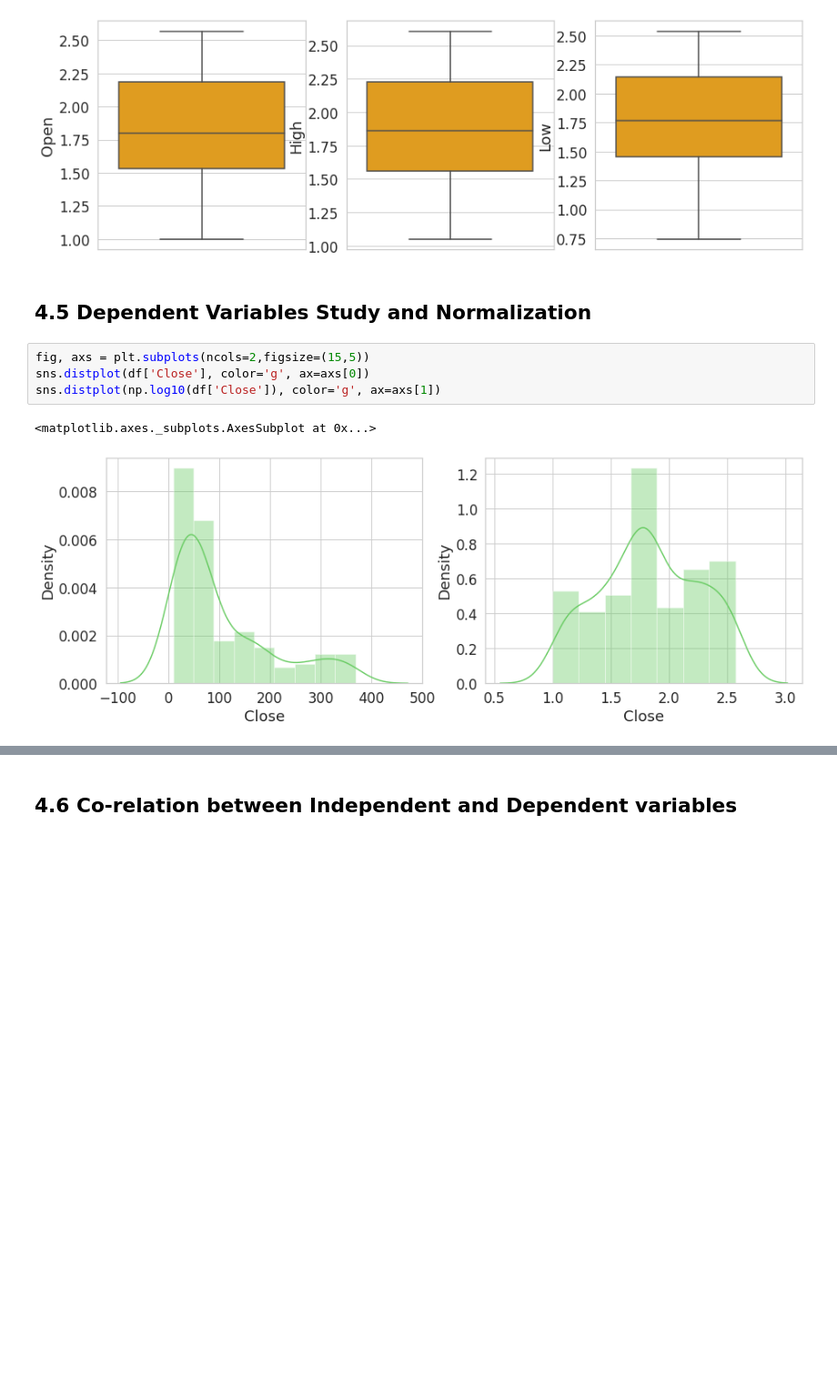
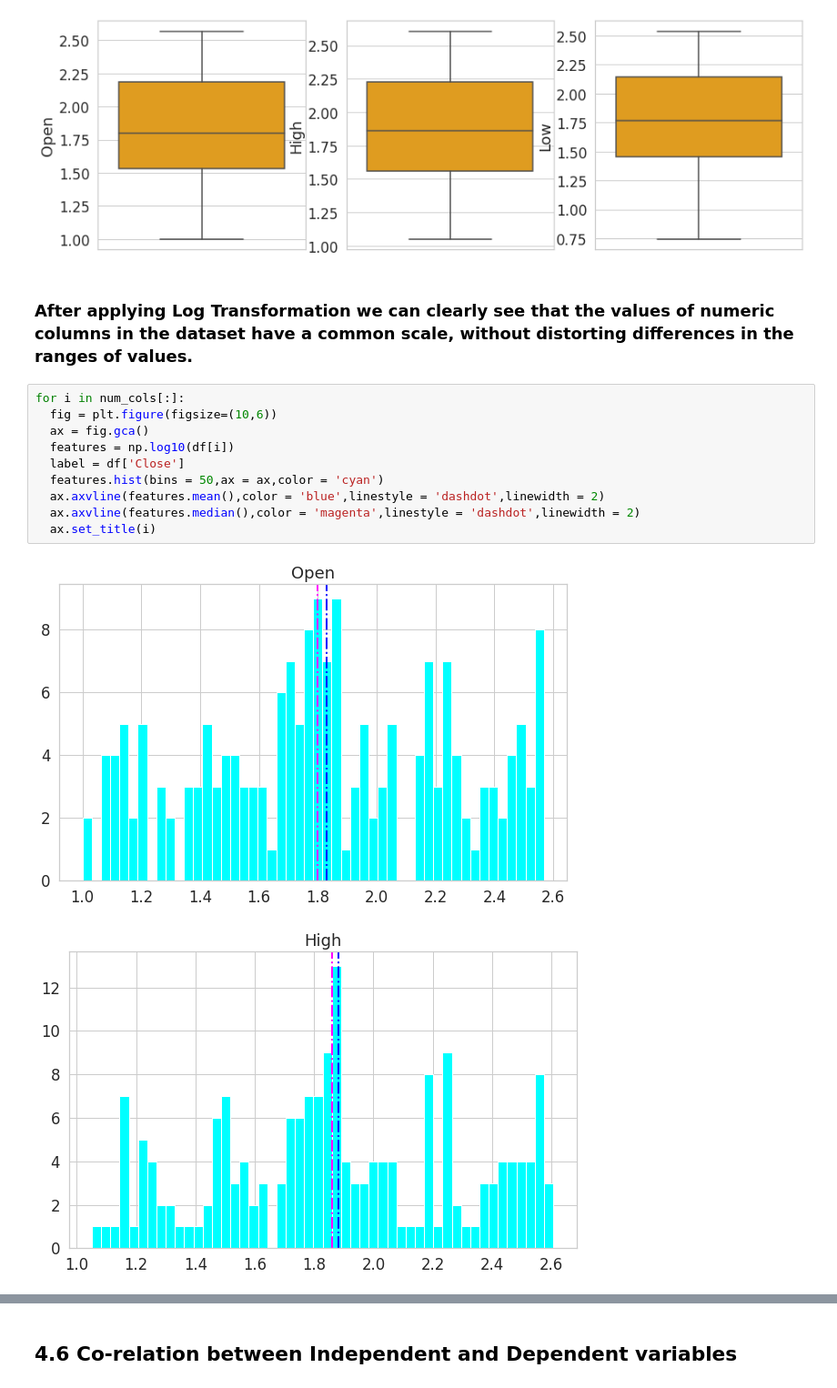
Before and after one commit to abhikr1302/ML_Capstone_Yes_Bank_Stock_closing_Prediction, a Jupyter notebook: ML_Stock_Prediction.ipynb, the cells around one changed output, grey strips where cells are left out. Shown at 91% size. Saved outputs shown, nothing was run; the diff lists cells and outputs as text; blank space fills up the shorter version.

```diff
--- a/ML_Stock_Prediction.ipynb
+++ b/ML_Stock_Prediction.ipynb
@@ -225,12 +236,18 @@ fig = sns.boxplot(y=np.log10(df["High"]), color="orange",ax=axes[1])
 fig = sns.boxplot(y=np.log10(df["Low"]), color="orange",ax=axes[2])
 # %% [output]
 [figure]
-# %% [markdown]
-## 4.5 Dependent Variables Study and Normalization
-# %%
-fig, axs = plt.subplots(ncols=2,figsize=(15,5))
-sns.distplot(df['Close'], color='g', ax=axs[0])
-sns.distplot(np.log10(df['Close']), color='g', ax=axs[1])
-# %% [output]
-<matplotlib.axes._subplots.AxesSubplot at 0x...>
-[figure, removed]
+# %% [markdown]
+### After applying Log Transformation we can clearly see that the values of numeric columns in the dataset have a common scale, without distorting differences in the ranges of values.
+# %%
+for i in num_cols[:]:
+  fig = plt.figure(figsize=(10,6))
+  ax = fig.gca()
+  features = np.log10(df[i])
+  label = df['Close']
+  features.hist(bins = 50,ax = ax,color = 'cyan')
+  ax.axvline(features.mean(),color = 'blue',linestyle = 'dashdot',linewidth = 2)
+  ax.axvline(features.median(),color = 'magenta',linestyle = 'dashdot',linewidth = 2)
+  ax.set_title(i)
+# %% [output]
+[figure, added]
+[figure, added]
```
Also changed, not shown: parts of 13 cells of this notebook.
